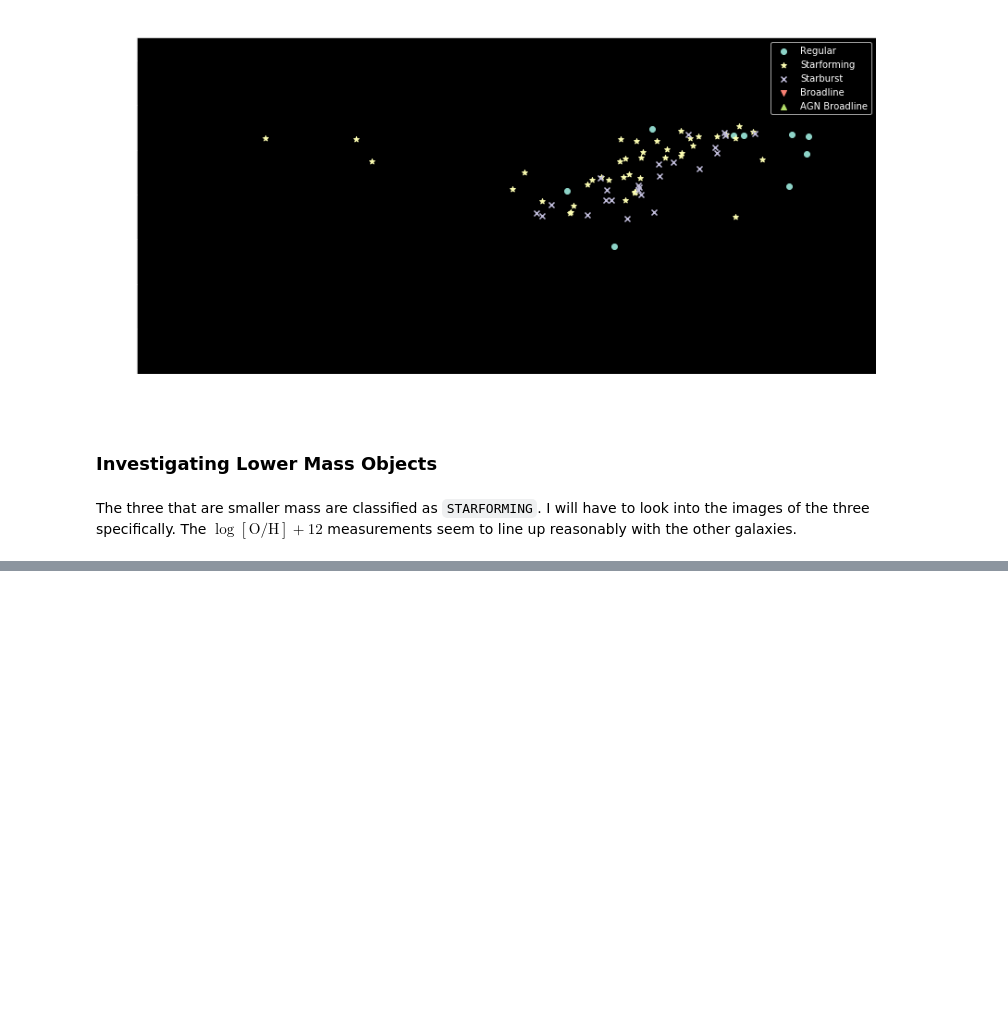
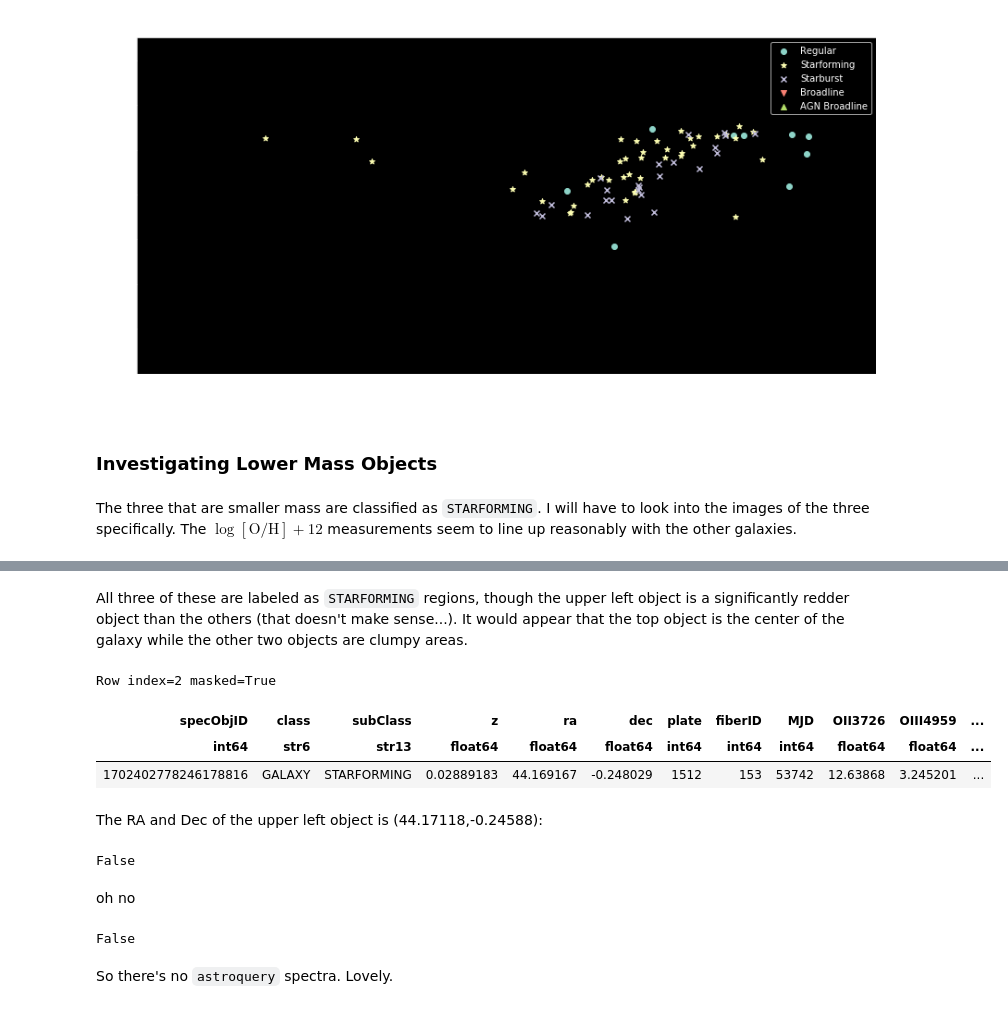
Before and after one commit to NicoAdams/Stripe82Clumps, a Jupyter notebook: mike_sandbox_clean.ipynb, the cells around one changed output, grey strips where cells are left out. Saved outputs shown, nothing was run; the diff lists cells and outputs as text; code cells hidden in the pictures; blank space fills up the shorter version.

```diff
--- a/mike_sandbox_clean.ipynb
+++ b/mike_sandbox_clean.ipynb
@@ -399,0 +507,26 @@ Here is the first object `1661840406855313408`:
+# %% [markdown]
+All three of these are labeled as `STARFORMING` regions, though the upper left object is a significantly redder object than the others (that doesn't make sense...). It would appear that the top object is the center of the galaxy while the other two objects are clumpy areas.
+# %%
+object3 = lowMass[2]
+# %%
+object3
+# %% [output]
+Row index=2 masked=True
+| specObjID | class | subClass | z | ra | dec | plate | fiberID | MJD | OII3726 | OIII4959 | ... |
+| int64 | str6 | str13 | float64 | float64 | float64 | int64 | int64 | int64 | float64 | float64 | ... |
+| 1702402778246178816 | GALAXY | STARFORMING | 0.02889183 | 44.169167 | -0.248029 | 1512 | 153 | 53742 | 12.63868 | 3.245201 | ... |
+# %% [markdown]
+The RA and Dec of the upper left object is (44.17118,-0.24588):
+# %%
+object3s = finishTableRADEC(44.17118,-0.24588,object3)
+object3s
+# %% [output]
+False
+# %% [markdown]
+oh no
+# %%
+getSpecDataRADEC(44.17118,-0.24588)[0]
+# %% [output]
+False
+# %% [markdown]
+So there's no `astroquery` spectra. Lovely.
```
Also changed, not shown: parts of 35 cells of this notebook.
